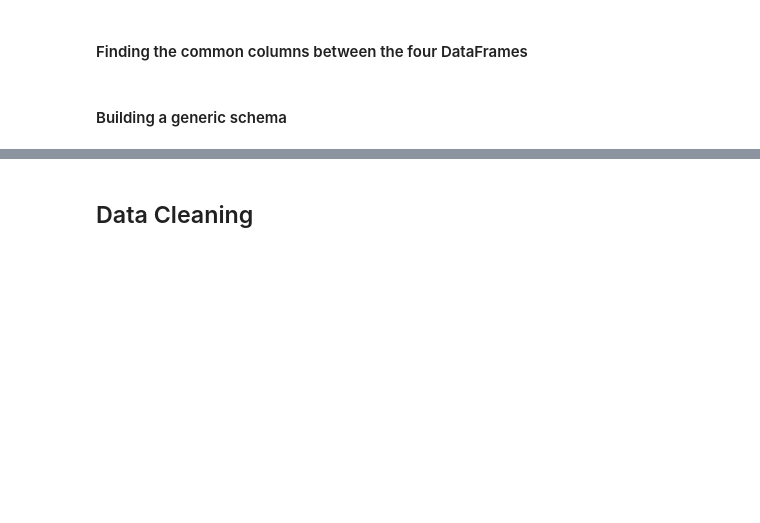
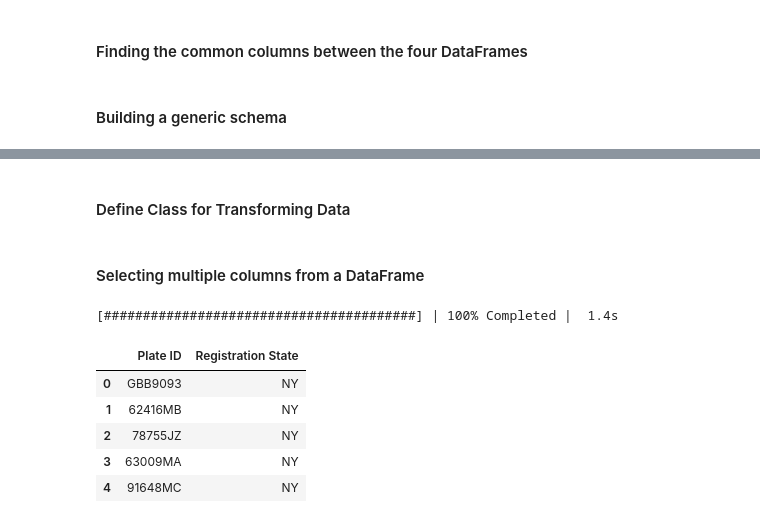
Before and after one commit to echoAppleTree/learn_dask, a Jupyter notebook: learning_dask_with_python.ipynb, the cells around one changed output, grey strips where cells are left out. Cells and saved outputs as stored; diff of their text form; code cells hidden in the pictures; blank space fills up the shorter version.

```diff
--- a/learning_dask_with_python.ipynb
+++ b/learning_dask_with_python.ipynb
@@ -116,2 +118,2 @@ data = dd.read_csv('./data/nyu_parking_data/*.csv', dtype=dtypes, usecols=common
-# %% [markdown]
-## Data Cleaning
+# %% [markdown]
+#### Define Class for Transforming Data
@@ -117,0 +173,16 @@ data = dd.read_csv('./data/nyu_parking_data/*.csv', dtype=dtypes, usecols=common
+# %% [markdown]
+#### Selecting multiple columns from a DataFrame
+# %%
+columns_to_select = ['Plate ID', 'Registration State']
+
+
+with ProgressBar():
+    display(cleaner.select_columns(columns_to_select).head())
+# %% [output]
+[########################################] | 100% Completed |  1.4s
+|  | Plate ID | Registration State |
+| 0 | GBB9093 | NY |
+| 1 | 62416MB | NY |
+| 2 | 78755JZ | NY |
+| 3 | 63009MA | NY |
+| 4 | 91648MC | NY |
```
Also changed, not shown: parts of 20 cells of this notebook, 1 other file.
